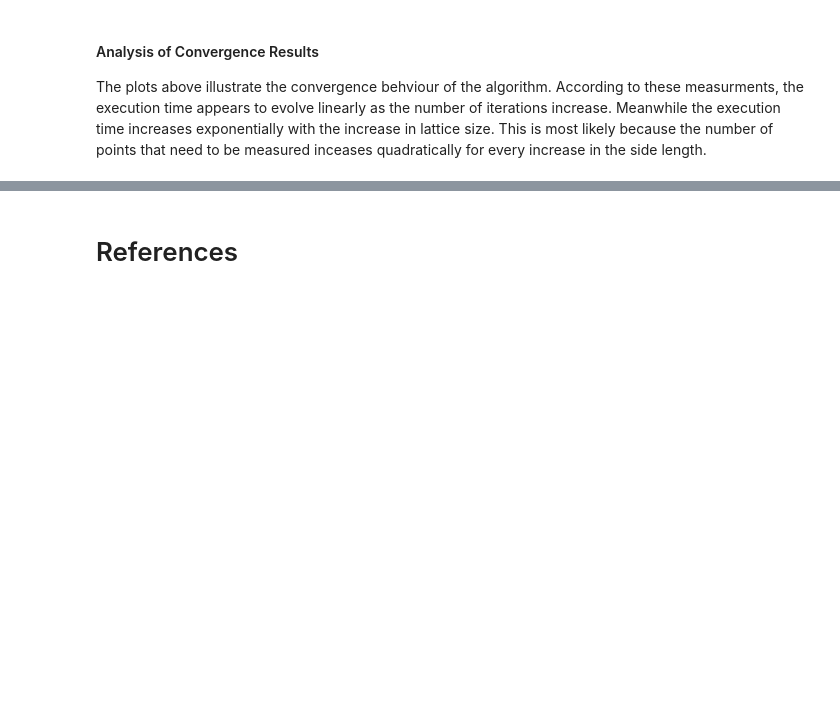
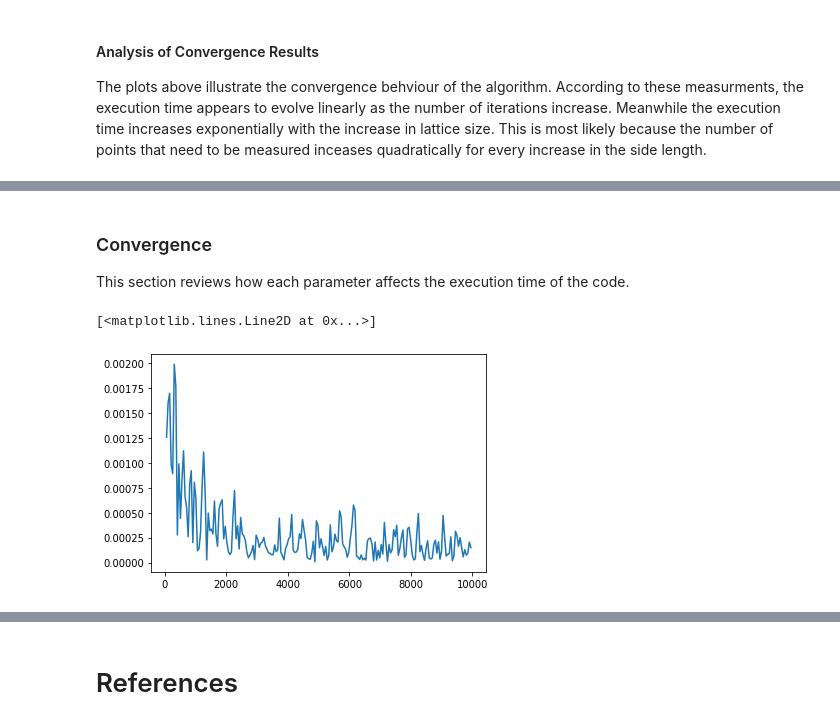
Before and after one commit to sheeshee/High-Performance-Computing-Coursework, a Jupyter notebook: Assignment 1/Assignment 1 Submission.ipynb, the cells around one changed output, grey strips where cells are left out. Saved outputs shown, nothing was run; the diff lists cells and outputs as text; code cells hidden in the pictures; blank space fills up the shorter version.

Commit message:
Write beginnings of convergence commentary

```diff
--- a/Assignment 1/Assignment 1 Submission.ipynb
+++ b/Assignment 1/Assignment 1 Submission.ipynb
@@ -479,0 +487,50 @@ r_linspace(low, high, R)
+# %% [markdown]
+### Convergence
+
+This section reviews how each parameter affects the execution time of the code.
+# %%
+def multirun_Q2(start, end, points, parameter):
+    """
+    Measure the runtime of the program for various values of the
+    given parameter
+    """
+    low = 0.001
+    high = 10
+    M = 10
+    N = 100
+    iterations = 50
+    iterates = np.linspace(start, end, points)
+
+    results = []
+
+    for i, value in enumerate(iterates):
+        if parameter == 'M':
+            M = int(value)
+        elif parameter == 'N':
+            N = int(value)
+        elif parameter == 'iterations':
+            iterations = int(value)
+        else:
+            return
+
+        results.append(
+            fast_calculate_multi_radii(low, high, R, M, N, iterations)
+        )
+
+    return iterates, results
+
+
+def difference_calculate(iterates, results):
+    """
+    """
+    diff = [np.linalg.norm(results[i] - results[i+1]) for i in range(1, len(results)-1)]
+    return iterates[1:-1], diff
+
+N_space, N_res = multirun_Q2(10, 10000, 200, 'N')
+# M_space, M_res = multirun_Q2(10, 1000, 20, 'M')
+# iter_space, iter_res = multirun_Q2(10, 500, 20, 'iterations')
+
+plt.plot(*difference_calculate(N_space, N_res))
+# %% [output]
+[<matplotlib.lines.Line2D at 0x...>]
+[figure, added]
```
Also changed, not shown: parts of 22 cells of this notebook, 1 other file.
